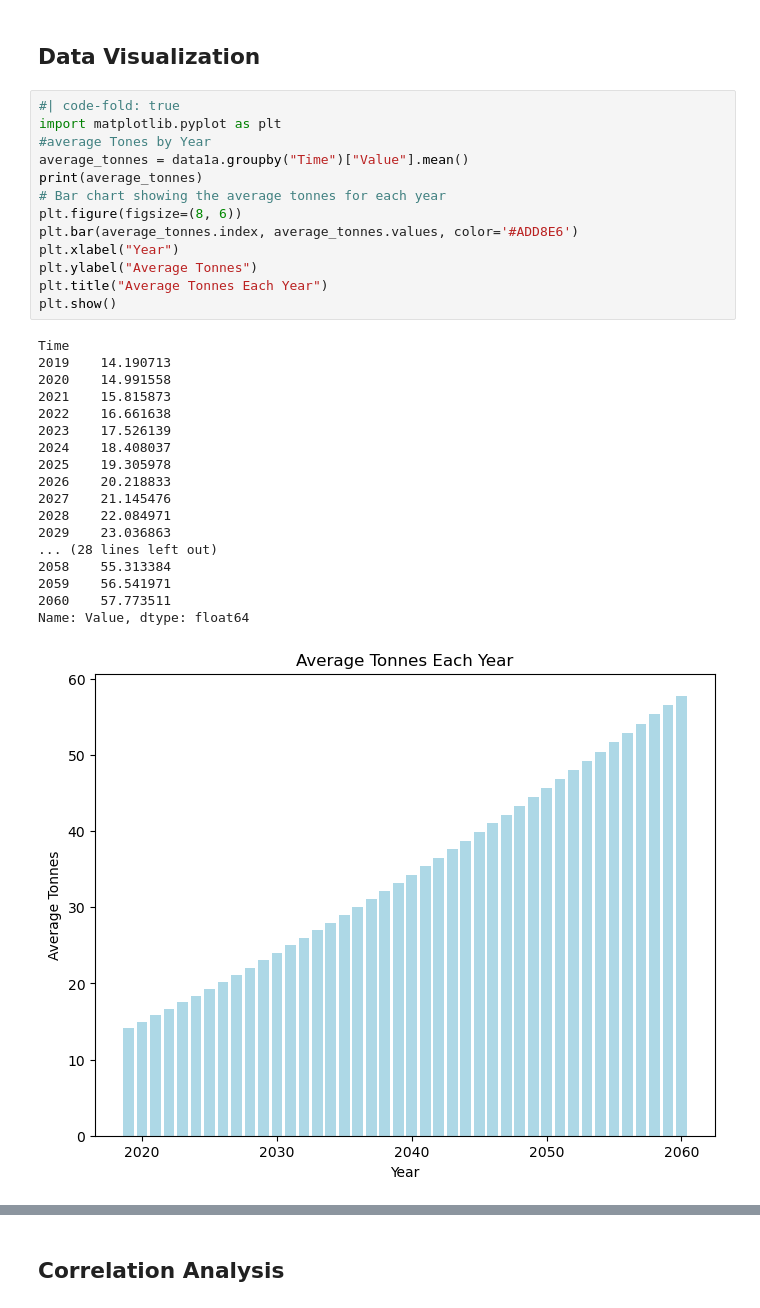
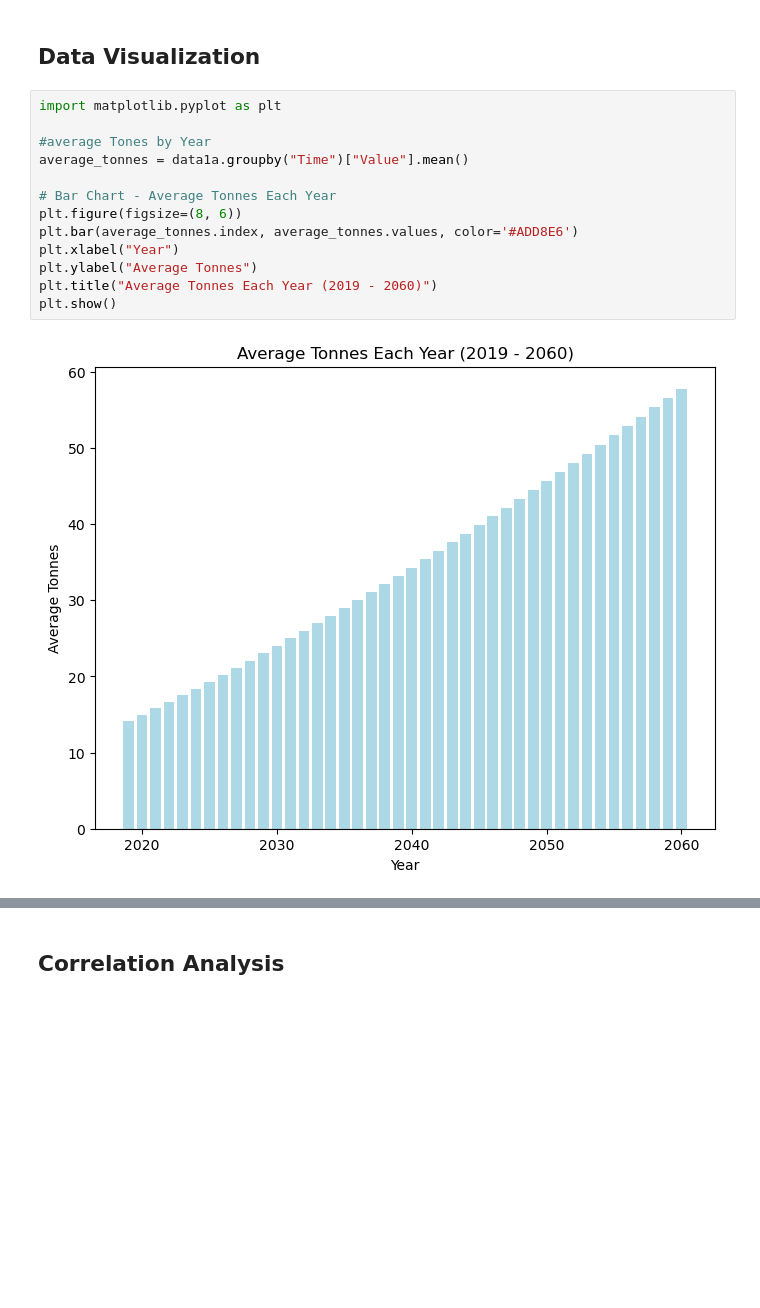
Before and after one commit to anly501/dsan-5000-project-kendallgilbert180, a Jupyter notebook: dsan-website/5000-website/codes/03-data-exploration/eda_1a.ipynb, the cells around one changed output, grey strips where cells are left out. Cells and saved outputs as stored; diff of their text form; blank space fills up the shorter version.

```diff
--- a/dsan-website/5000-website/codes/03-data-exploration/eda_1a.ipynb
+++ b/dsan-website/5000-website/codes/03-data-exploration/eda_1a.ipynb
@@ -33,35 +51,18 @@ These summary statistics help us better understand our dataset. It is most impro
 # %% [markdown]
 ## Data Visualization
 # %%
-#| code-fold: true
 import matplotlib.pyplot as plt
+
 #average Tones by Year
 average_tonnes = data1a.groupby("Time")["Value"].mean()
-print(average_tonnes)
-# Bar chart showing the average tonnes for each year
+
+# Bar Chart - Average Tonnes Each Year
 plt.figure(figsize=(8, 6))
 plt.bar(average_tonnes.index, average_tonnes.values, color='#ADD8E6')
 plt.xlabel("Year")
 plt.ylabel("Average Tonnes")
-plt.title("Average Tonnes Each Year")
+plt.title("Average Tonnes Each Year (2019 - 2060)")
 plt.show()
 # %% [output]
-Time
-2019    14.190713
-2020    14.991558
-2021    15.815873
-2022    16.661638
-2023    17.526139
-2024    18.408037
-2025    19.305978
-2026    20.218833
-2027    21.145476
-2028    22.084971
-2029    23.036863
-... (28 lines left out)
-2058    55.313384
-2059    56.541971
-2060    57.773511
-Name: Value, dtype: float64
-[figure, old version]
+[figure, new version]
 # %%
```
Also changed, not shown: parts of 10 cells of this notebook, 29 other files.
